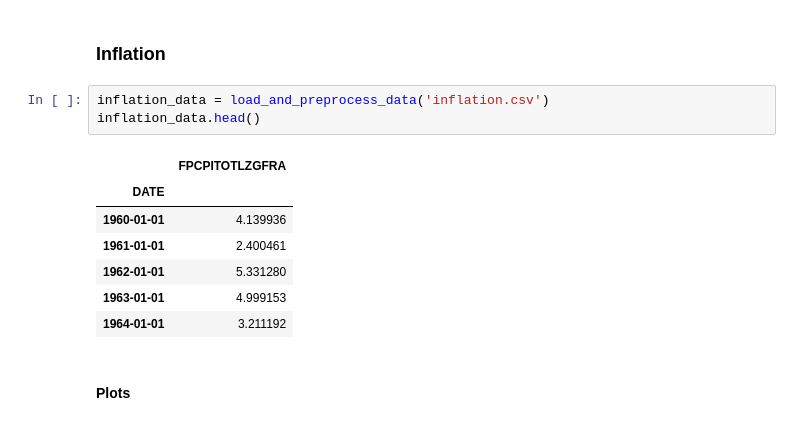
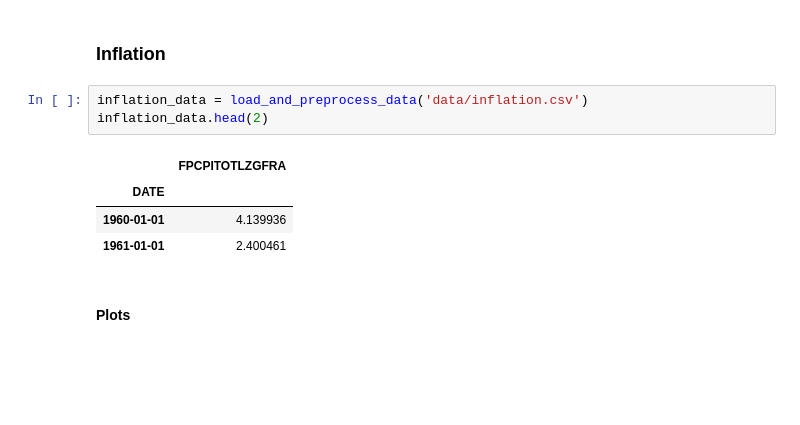
Before and after one commit to theodruilhe/TimeSeriesHomework, a Jupyter notebook: hw.ipynb, the cells around one changed output. Cells and saved outputs as stored; diff of their text form; blank space fills up the shorter version.

```diff
--- a/hw.ipynb
+++ b/hw.ipynb
@@ -176,16 +173,13 @@ p-value for First Difference of Consumer Price Index: 0.019152367449661596
 # %% [markdown]
 ### Inflation
 # %%
-inflation_data = load_and_preprocess_data('inflation.csv')
-inflation_data.head()
+inflation_data = load_and_preprocess_data('data/inflation.csv')
+inflation_data.head(2)
 # %% [output]
 |  | FPCPITOTLZGFRA |
 | DATE |  |
 | 1960-01-01 | 4.139936 |
 | 1961-01-01 | 2.400461 |
-| 1962-01-01 | 5.331280 |
-| 1963-01-01 | 4.999153 |
-| 1964-01-01 | 3.211192 |
 # %% [markdown]
 #### Plots
 # %%
```
Also changed, not shown: parts of 37 cells of this notebook.
